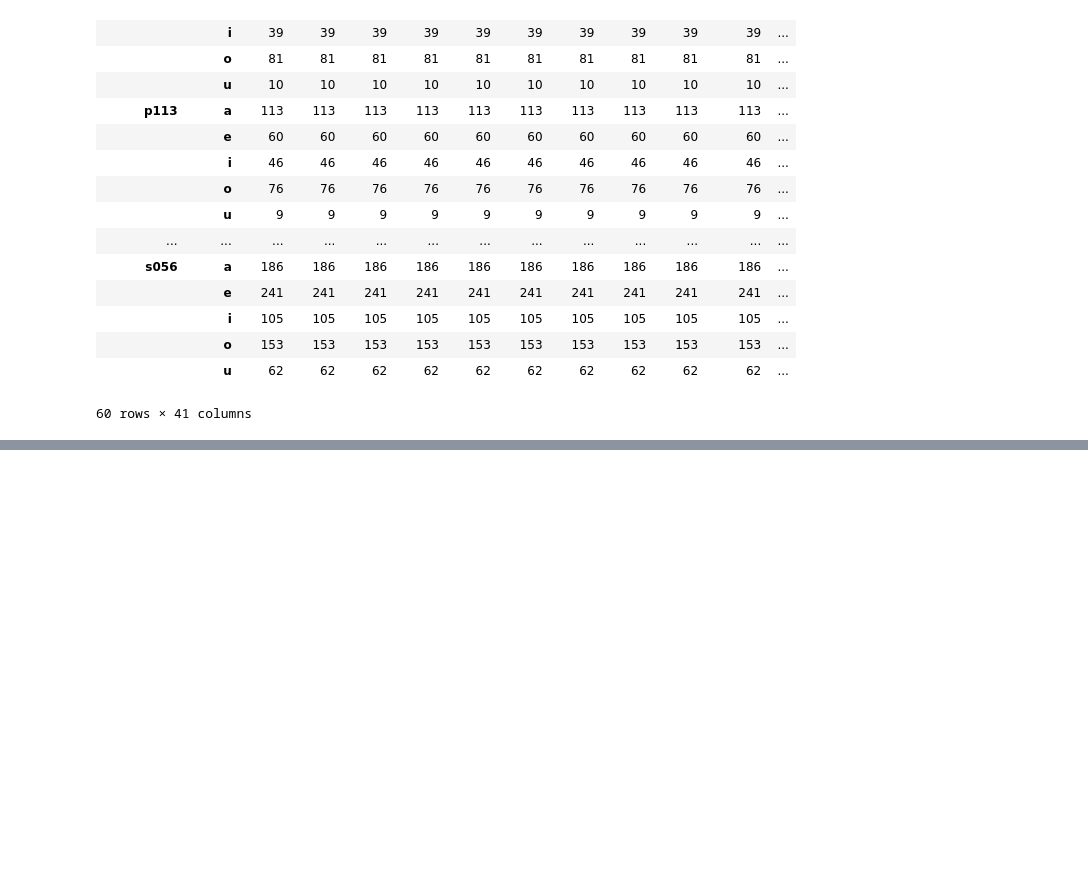
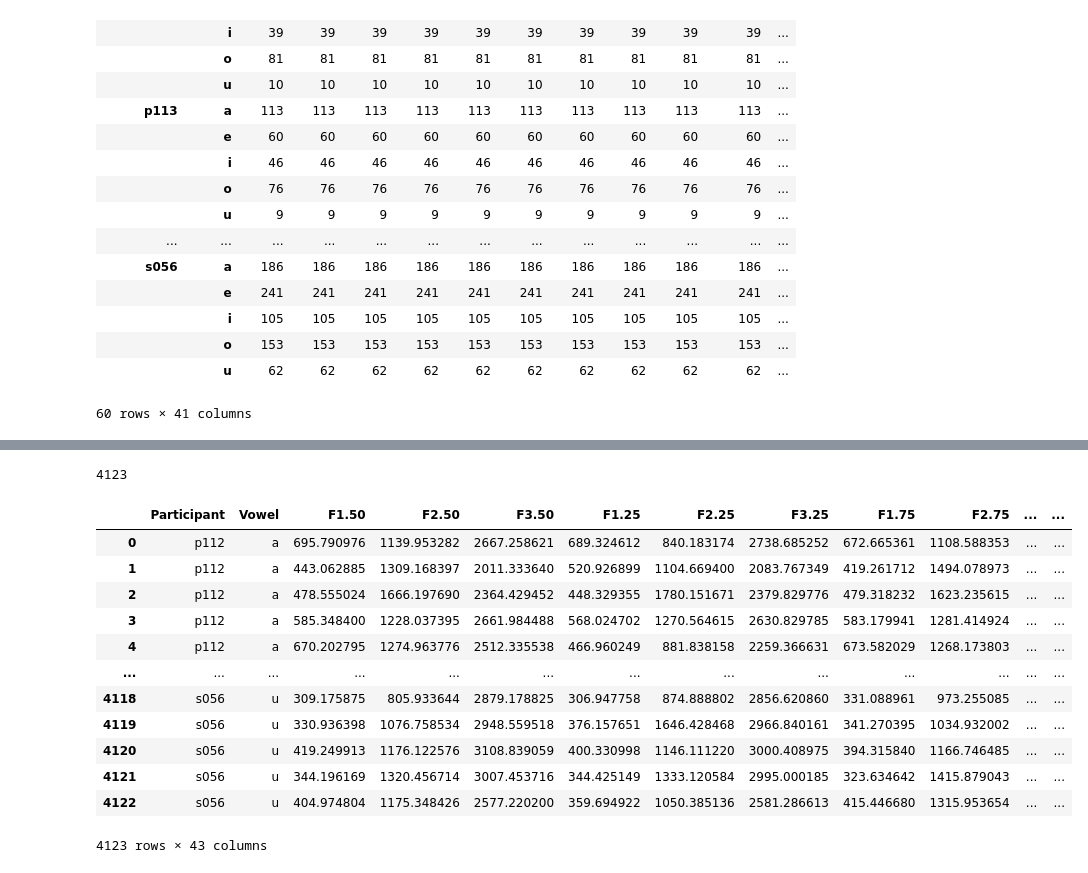
Before and after one commit to anniehelms/Bay_Area_Spanish, a Jupyter notebook: 03_normalization.ipynb, the cells around one changed output, grey strips where cells are left out. Cells and saved outputs as stored; diff of their text form; code cells hidden in the pictures; blank space fills up the shorter version.

```diff
--- a/03_normalization.ipynb
+++ b/03_normalization.ipynb
@@ -310,2 +355,22 @@ data.groupby(["Participant", "Vowel"]).count()
+# %%
+cbas = data[data["Corpus"]=="CBAS"].copy()
+balanced = pd.concat([cbas, slim], ignore_index = True)
+print(len(balanced))
+balanced
+# %% [output]
+4123
+|  | Participant | Vowel | F1.50 | F2.50 | F3.50 | F1.25 | F2.25 | F3.25 | F1.75 | F2.75 | ... | ... |
+| 0 | p112 | a | 695.790976 | 1139.953282 | 2667.258621 | 689.324612 | 840.183174 | 2738.685252 | 672.665361 | 1108.588353 | ... | ... |
+| 1 | p112 | a | 443.062885 | 1309.168397 | 2011.333640 | 520.926899 | 1104.669400 | 2083.767349 | 419.261712 | 1494.078973 | ... | ... |
+| 2 | p112 | a | 478.555024 | 1666.197690 | 2364.429452 | 448.329355 | 1780.151671 | 2379.829776 | 479.318232 | 1623.235615 | ... | ... |
+| 3 | p112 | a | 585.348400 | 1228.037395 | 2661.984488 | 568.024702 | 1270.564615 | 2630.829785 | 583.179941 | 1281.414924 | ... | ... |
+| 4 | p112 | a | 670.202795 | 1274.963776 | 2512.335538 | 466.960249 | 881.838158 | 2259.366631 | 673.582029 | 1268.173803 | ... | ... |
+| ... | ... | ... | ... | ... | ... | ... | ... | ... | ... | ... | ... | ... |
+| 4118 | s056 | u | 309.175875 | 805.933644 | 2879.178825 | 306.947758 | 874.888802 | 2856.620860 | 331.088961 | 973.255085 | ... | ... |
+| 4119 | s056 | u | 330.936398 | 1076.758534 | 2948.559518 | 376.157651 | 1646.428468 | 2966.840161 | 341.270395 | 1034.932002 | ... | ... |
+| 4120 | s056 | u | 419.249913 | 1176.122576 | 3108.839059 | 400.330998 | 1146.111220 | 3000.408975 | 394.315840 | 1166.746485 | ... | ... |
+| 4121 | s056 | u | 344.196169 | 1320.456714 | 3007.453716 | 344.425149 | 1333.120584 | 2995.000185 | 323.634642 | 1415.879043 | ... | ... |
+| 4122 | s056 | u | 404.974804 | 1175.348426 | 2577.220200 | 359.694922 | 1050.385136 | 2581.286613 | 415.446680 | 1315.953654 | ... | ... |
+4123 rows × 43 columns
 # %%
 data.to_csv("data/allnormdata.csv", index = False)
```
Also changed, not shown: parts of 7 cells of this notebook, 12 other files.
